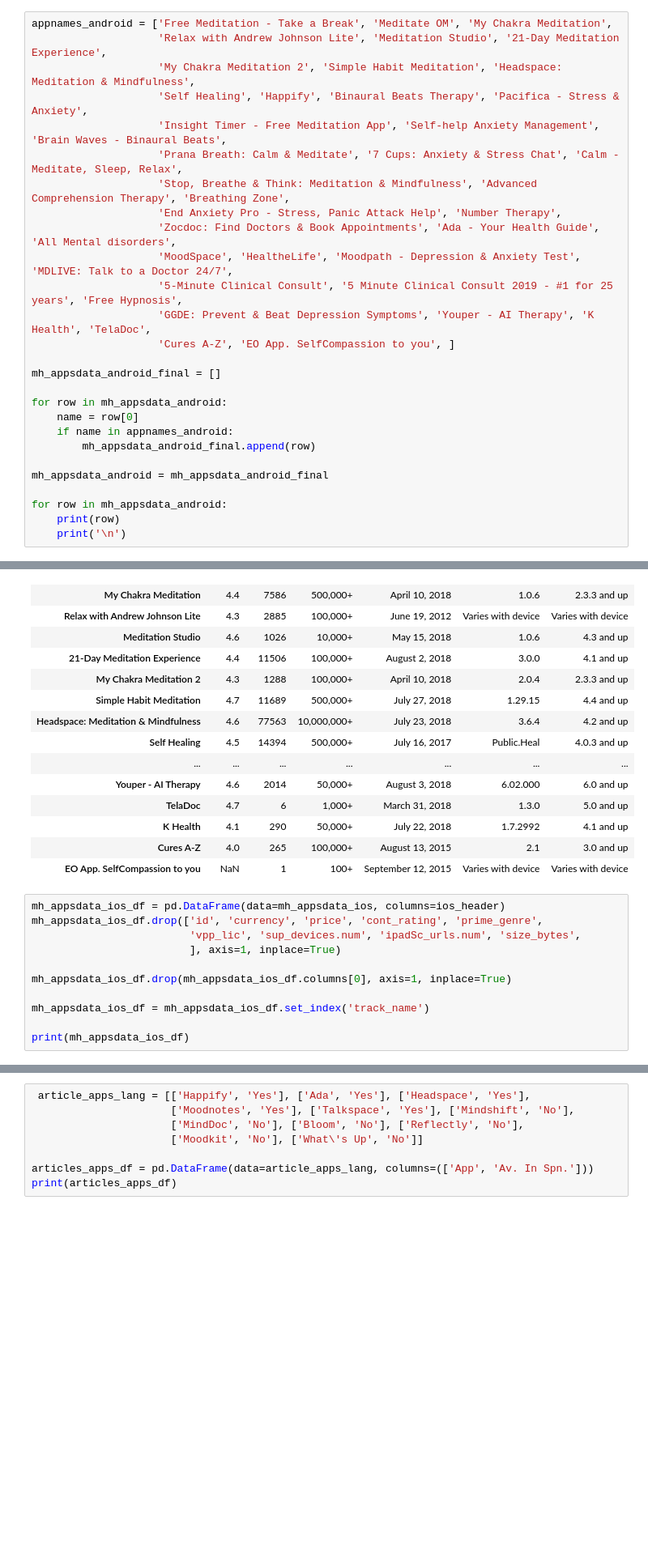
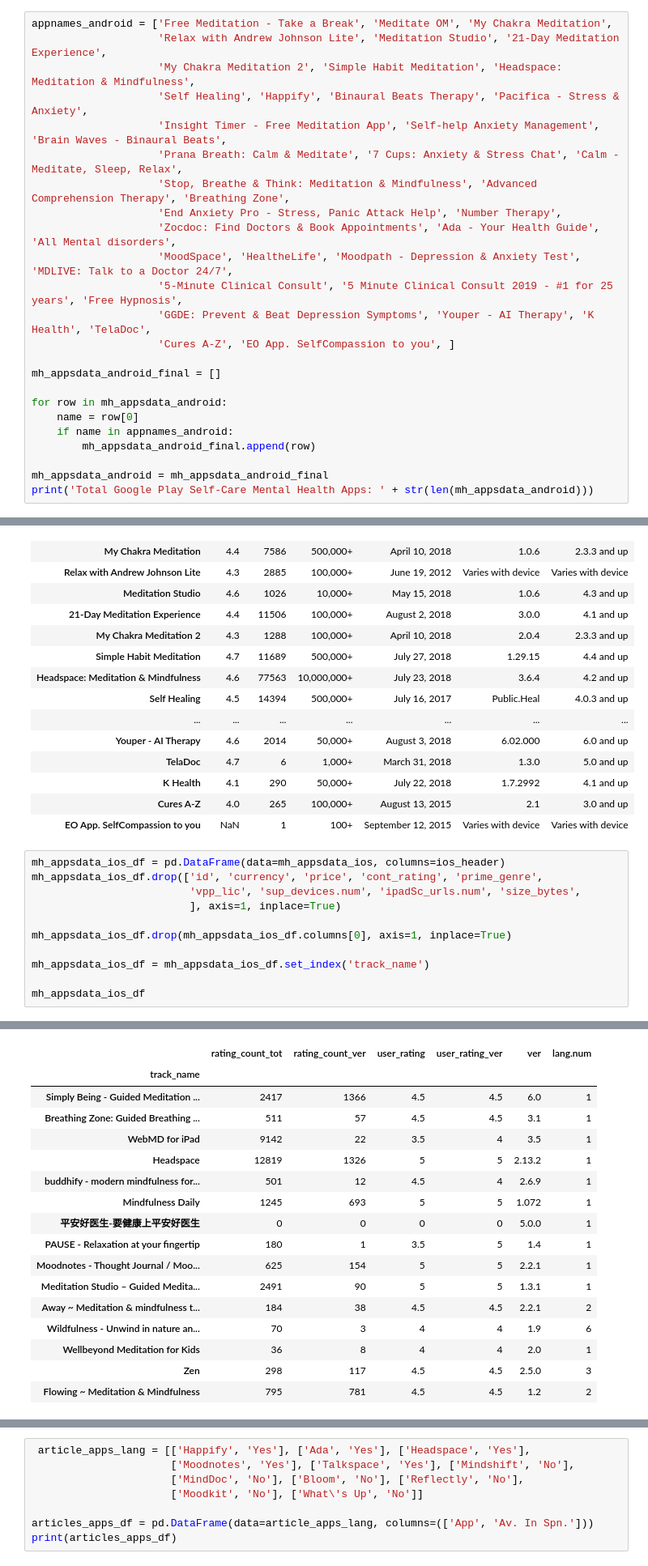
Before and after one commit to fjohngaughan/Dataquest-Projects, a Jupyter notebook: Hispanic Mental Health App Viability Analysis.ipynb, the cells around one changed output, grey strips where cells are left out. Shown at 81% size. Drawn from its saved outputs; the diff is of its cells as text; blank space fills up the shorter version.

```diff
--- a/Hispanic Mental Health App Viability Analysis.ipynb
+++ b/Hispanic Mental Health App Viability Analysis.ipynb
@@ -486,8 +467,5 @@ for row in mh_appsdata_android:
         mh_appsdata_android_final.append(row)
 
 mh_appsdata_android = mh_appsdata_android_final
-
-for row in mh_appsdata_android:
-    print(row)
-    print('\n')
+print('Total Google Play Self-Care Mental Health Apps: ' + str(len(mh_appsdata_android)))
 # %% [output]
@@ -645,5 +589,5 @@ mh_appsdata_ios_df.drop(mh_appsdata_ios_df.columns[0], axis=1, inplace=True)
 
 mh_appsdata_ios_df = mh_appsdata_ios_df.set_index('track_name')
 
-print(mh_appsdata_ios_df)
+mh_appsdata_ios_df
 # %% [output]
@@ -667,3 +594,20 @@ Flowing ~ Meditation & Mindfulness                        2
+|  | rating_count_tot | rating_count_ver | user_rating | user_rating_ver | ver | lang.num |
+| track_name |  |  |  |  |  |  |
+| Simply Being - Guided Meditation ... | 2417 | 1366 | 4.5 | 4.5 | 6.0 | 1 |
+| Breathing Zone: Guided Breathing ... | 511 | 57 | 4.5 | 4.5 | 3.1 | 1 |
+| WebMD for iPad | 9142 | 22 | 3.5 | 4 | 3.5 | 1 |
+| Headspace | 12819 | 1326 | 5 | 5 | 2.13.2 | 1 |
+| buddhify - modern mindfulness for... | 501 | 12 | 4.5 | 4 | 2.6.9 | 1 |
+| Mindfulness Daily | 1245 | 693 | 5 | 5 | 1.072 | 1 |
+| 平安好医生-要健康上平安好医生 | 0 | 0 | 0 | 0 | 5.0.0 | 1 |
+| PAUSE - Relaxation at your fingertip | 180 | 1 | 3.5 | 5 | 1.4 | 1 |
+| Moodnotes - Thought Journal / Moo... | 625 | 154 | 5 | 5 | 2.2.1 | 1 |
+| Meditation Studio – Guided Medita... | 2491 | 90 | 5 | 5 | 1.3.1 | 1 |
+| Away ~ Meditation & mindfulness t... | 184 | 38 | 4.5 | 4.5 | 2.2.1 | 2 |
+| Wildfulness - Unwind in nature an... | 70 | 3 | 4 | 4 | 1.9 | 6 |
+| Wellbeyond Meditation for Kids | 36 | 8 | 4 | 4 | 2.0 | 1 |
+| Zen | 298 | 117 | 4.5 | 4.5 | 2.5.0 | 3 |
+| Flowing ~ Meditation & Mindfulness | 795 | 781 | 4.5 | 4.5 | 1.2 | 2 |
 # %% [markdown]
 # Analyzing The Data
 
```
Also changed, not shown: parts of 7 cells of this notebook.
